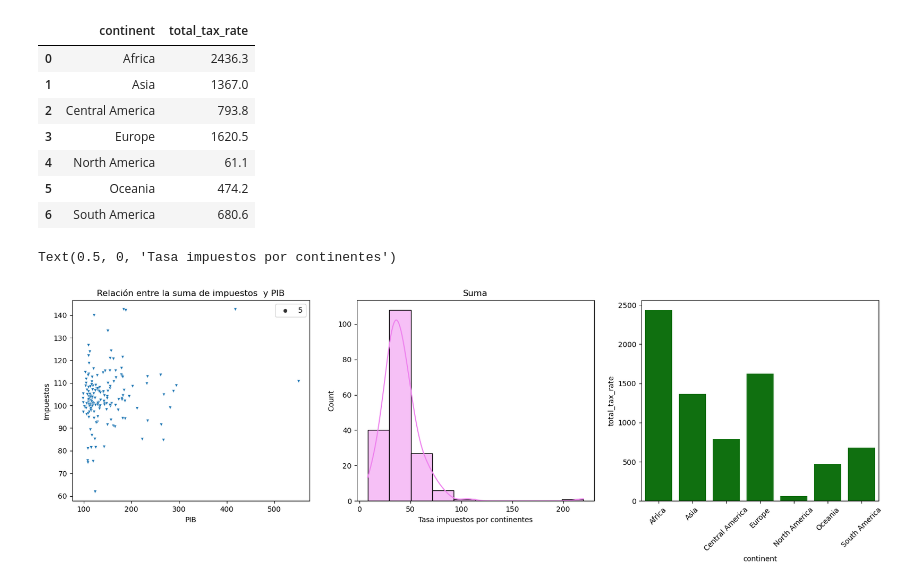
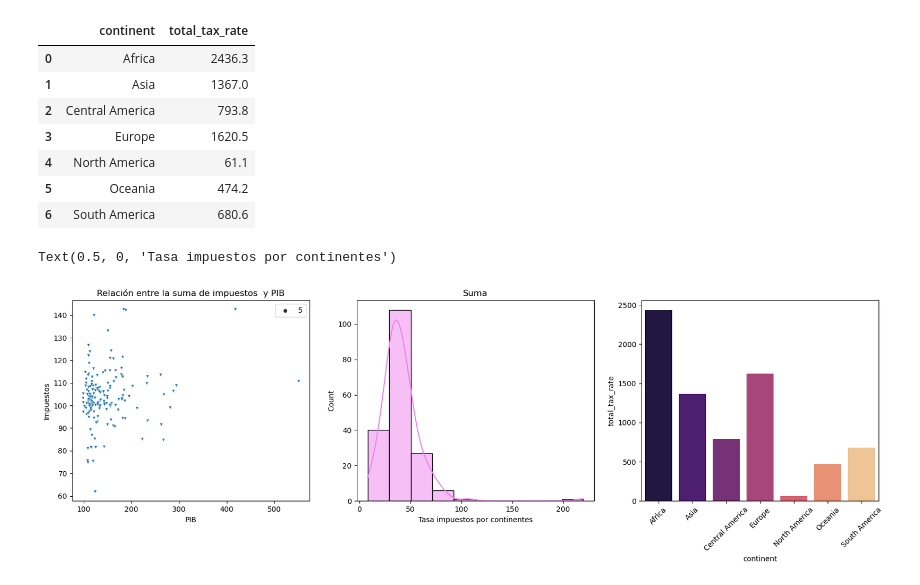
Before and after one commit to rebeca-enma/promoG-modulo3-sprint1-pairprogramming-Rebeca-Raquel, a Jupyter notebook: pair_visualizacion.ipynb, the cells around one changed output. Saved outputs shown, nothing was run; the diff lists cells and outputs as text; code cells hidden in the pictures.

```diff
--- a/pair_visualizacion.ipynb
+++ b/pair_visualizacion.ipynb
@@ -426,32 +426,32 @@ sns.histplot(x = "total_tax_rate",
              kde = True,
              bins = 10 ,
              ax = axes[1])
 
 axes[1].set_title("Impuestos")
 # cambiamos el nombre del eje x e y usando el método '.set_xlabel()' y '.set_ylabel()' respectivamente.
 axes[1].set_xlabel("Tasa impuestos")
 
 
 # plt.hist(x = "total_tax_rate",
 #          data = df_continente_4,
 #          bins = 20,
 #          color = "violet",
 #          edgecolor = "black",
 #          density = True,
 #          ax = axes[2])
 
 sns.barplot(x = "continent",
             y = "total_tax_rate",
          data = df_continente_4,
-         color = "g",
+         palette = "magma",
          ax = axes[2]
          )
 
 plt.xticks(rotation = 45)
 
 axes[1].set_title("Suma")
 # cambiamos el nombre del eje x e y usando el método '.set_xlabel()' y '.set_ylabel()' respectivamente.
 axes[1].set_xlabel("Tasa impuestos por continentes")
 # %% [output]
 Text(0.5, 0, 'Tasa impuestos por continentes')
-[figure, old version]
+[figure, new version]
```
Also changed, not shown: 1 other file.
